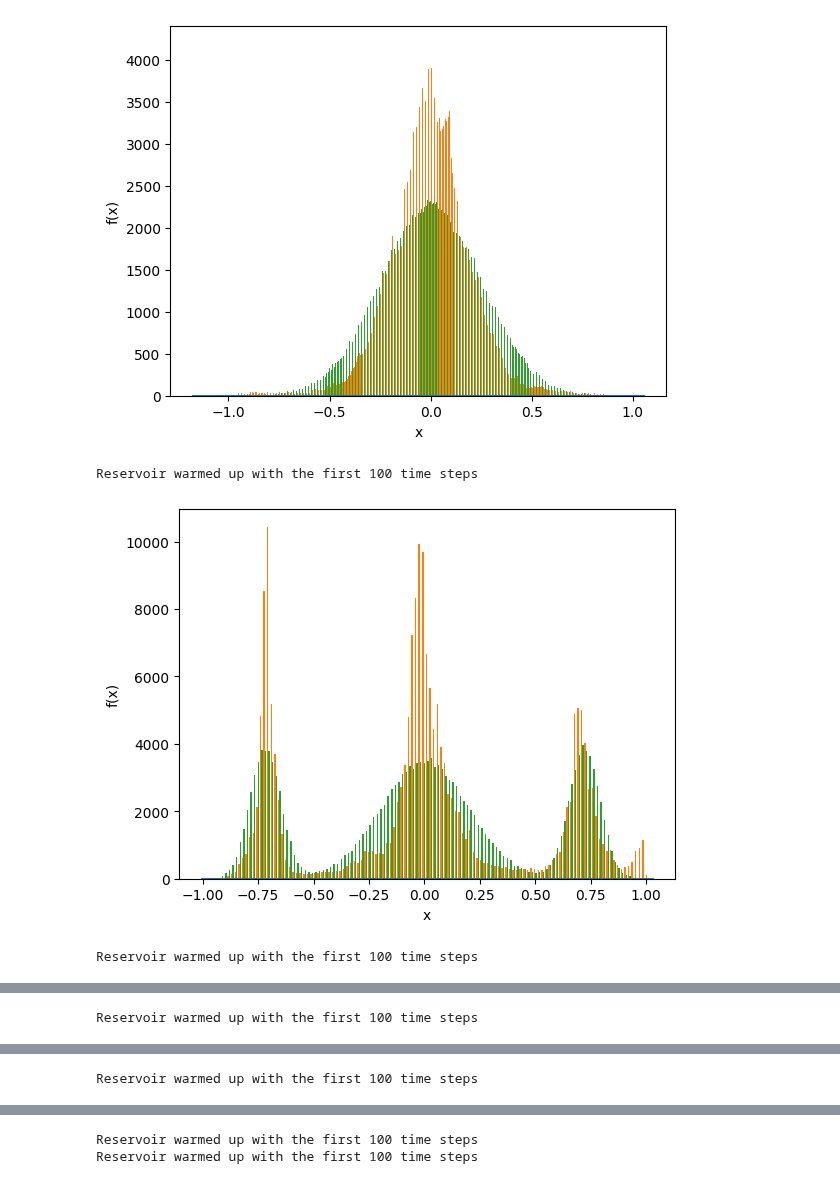
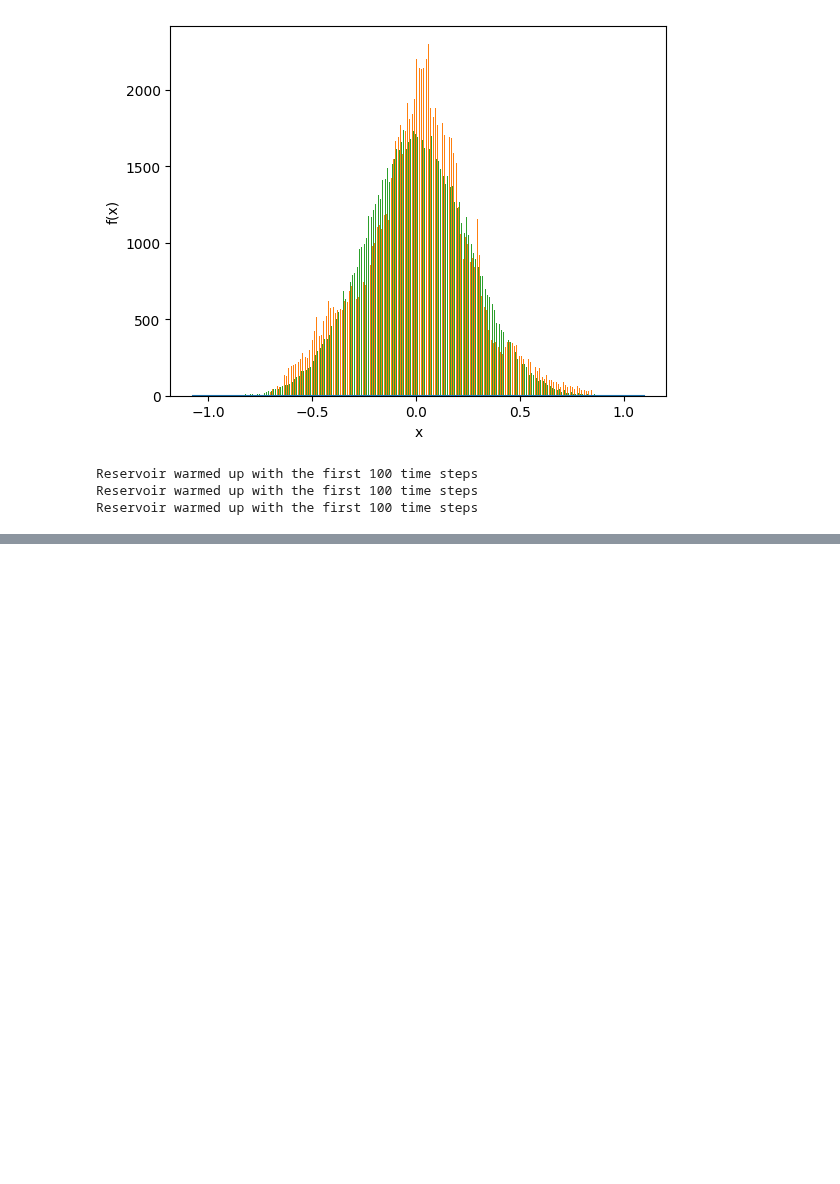
Before and after one commit to Sergio-Ltr/Generalized-Intrinsic-Plasticity, a Jupyter notebook: NOTEBOOKS/UNIT_TESTS/MASKED IP/IPEvaluation.ipynb, the cells around one changed output, grey strips where cells are left out. Cells and saved outputs as stored; diff of their text form; code cells hidden in the pictures; blank space fills up the shorter version.

Commit message:
WIP Grid Search - TODO adjust evaluator

```diff
--- a/NOTEBOOKS/UNIT_TESTS/MASKED IP/IPEvaluation.ipynb
+++ b/NOTEBOOKS/UNIT_TESTS/MASKED IP/IPEvaluation.ipynb
@@ -13,24 +16,24 @@ from DATA import MG17
 # %%
-N = 100
+N = 50
 # %%
-initial_config = ReservoirConfiguration(N_units=N, bias=True, input_scaling=0.5, bu_range = (-0.5, 0.5), bh_range=(-0.5, 0.5), Wu_sparsity=0.85, Wh_sparsity=0.25, desired_rho=0.75 )
+initial_config = ReservoirConfiguration(N=N, bias=False, input_scaling=1, Wu_sparsity=0, Wh_sparsity=0, desired_rho=0.8, name="Vanilla 2" )
 # %%
 configs = [
     IPReservoirConfiguration(initial_config, IPMask.gaussian(N), eta=0.0000025, epochs=10, name="Gaussian"),
-    #IPReservoirConfiguration(ReservoirConfiguration(N_units=N, bias=False, desired_rho=0.1,), IPMask.bimodal(N), eta=0.0000025, epochs=10,  name="Bimodal"),
-    IPReservoirConfiguration(initial_config, IPMask.trimodal(N), eta=0.0000025, epochs=5, name="Overi Trimodal"),
-    IPReservoirConfiguration(initial_config, IPMask.trimodal(N), eta=0.00000125, epochs=10, name="Walk Trimodal"),
-    IPReservoirConfiguration(initial_config, IPMask.trimodal(N, linear_rate=3/5), eta=0.00000125, epochs=10, name="NonLinear Trimodal"),
-    IPReservoirConfiguration(initial_config, IPMask.quadrimodal(N), eta=0.0000025, epochs=5,  name="Quadrimodal"),
-    ReservoirConfiguration(N_units=N, desired_rho=0.96, name="Vanilla"),
+
+    #IPReservoirConfiguration(initial_config, IPMask.bimodal(N, mu=0.92, std=0.15), eta=0.0000025, epochs=5,  name="Bimodal"),,m
+    #IPReservoirConfiguration(initial_config, IPMask.trimodal(N, mu=0.92, std_bim=0.25,), eta=0.0000025, epochs=10, name="Edged Trimodal"),
+    #IPReservoirConfiguration(initial_config, IPMask.trimodal(N, linear_rate=3/5), eta=0.00000125, epochs=10, name="Linear Trimodal"),
+    #IPReservoirConfiguration(initial_config, IPMask.quadrimodal(N), eta=0.0000025, epochs=5,  name="Quadrimodal"),
+    ReservoirConfiguration(N=N, desired_rho=0.96, name="Vanilla"),
 ]
 # %%
-from Metrics import *
+
 from Evaluator import Evaluator
 
-results = Evaluator(path=".", experiment_name="Adding biases").evaluate_multiple(configs, data = MG17(percentages=[80, 0, 20]), repetitions=1 )
+results = Evaluator(path=".", experiment_name="Optimal Memory Initial Config").evaluate_multiple(configs, data = MG17(percentages=[80, 0, 20]), repetitions=1 )
 # %% [output]
-[figure, old version]
+[figure, new version]
 Reservoir warmed up with the first 100 time steps
+Reservoir warmed up with the first 100 time steps
+Reservoir warmed up with the first 100 time steps
-[figure, removed]
-Reservoir warmed up with the first 100 time steps
@@ -38 +39,0 @@ Reservoir warmed up with the first 100 time steps
-Reservoir warmed up with the first 100 time steps
@@ -40 +39,0 @@ Reservoir warmed up with the first 100 time steps
-Reservoir warmed up with the first 100 time steps
@@ -42,5 +40,3 @@ Reservoir warmed up with the first 100 time steps
-Reservoir warmed up with the first 100 time steps
-Reservoir warmed up with the first 100 time steps
 # %%
 results
 # %% [output]
```
Also changed, not shown: parts of 10 cells of this notebook, 18 other files.
